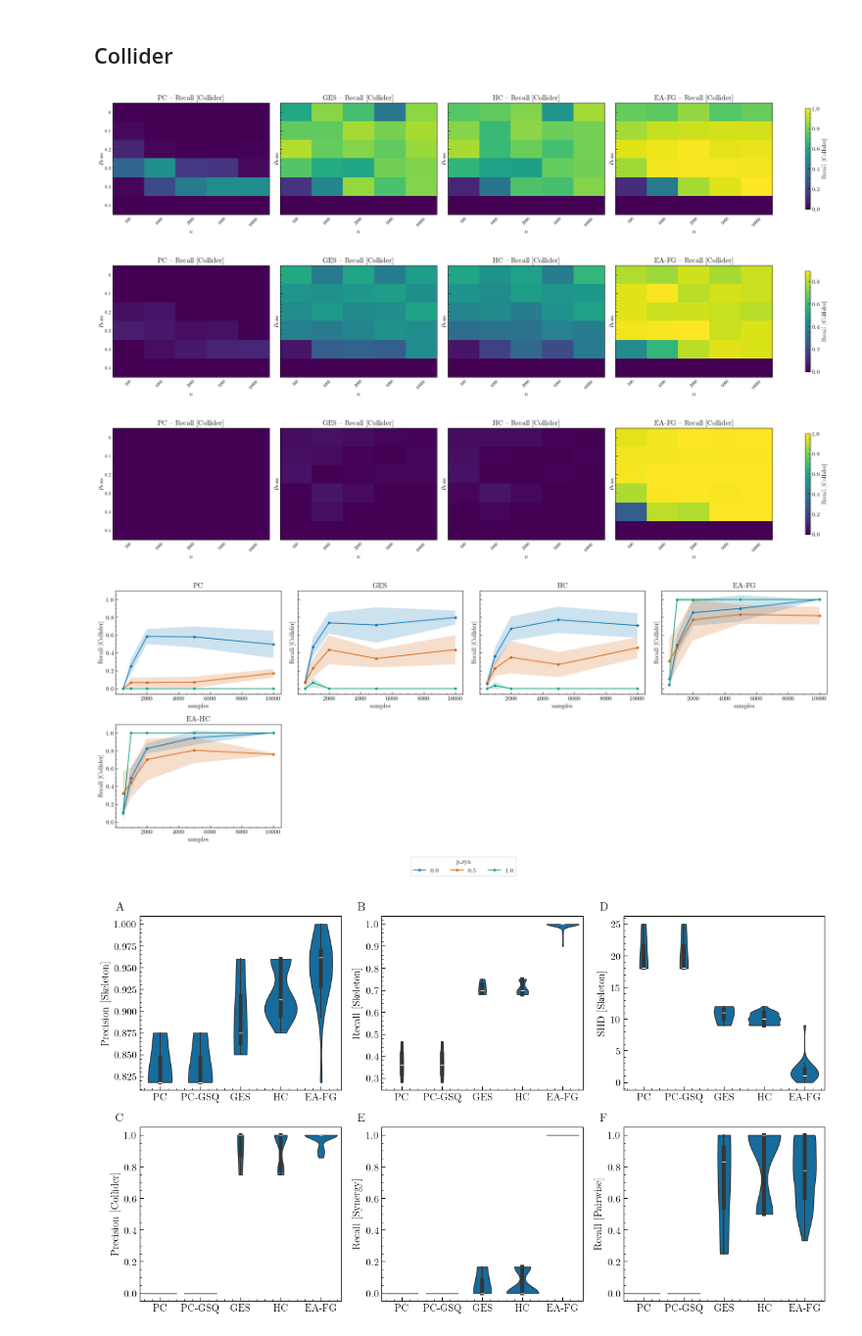
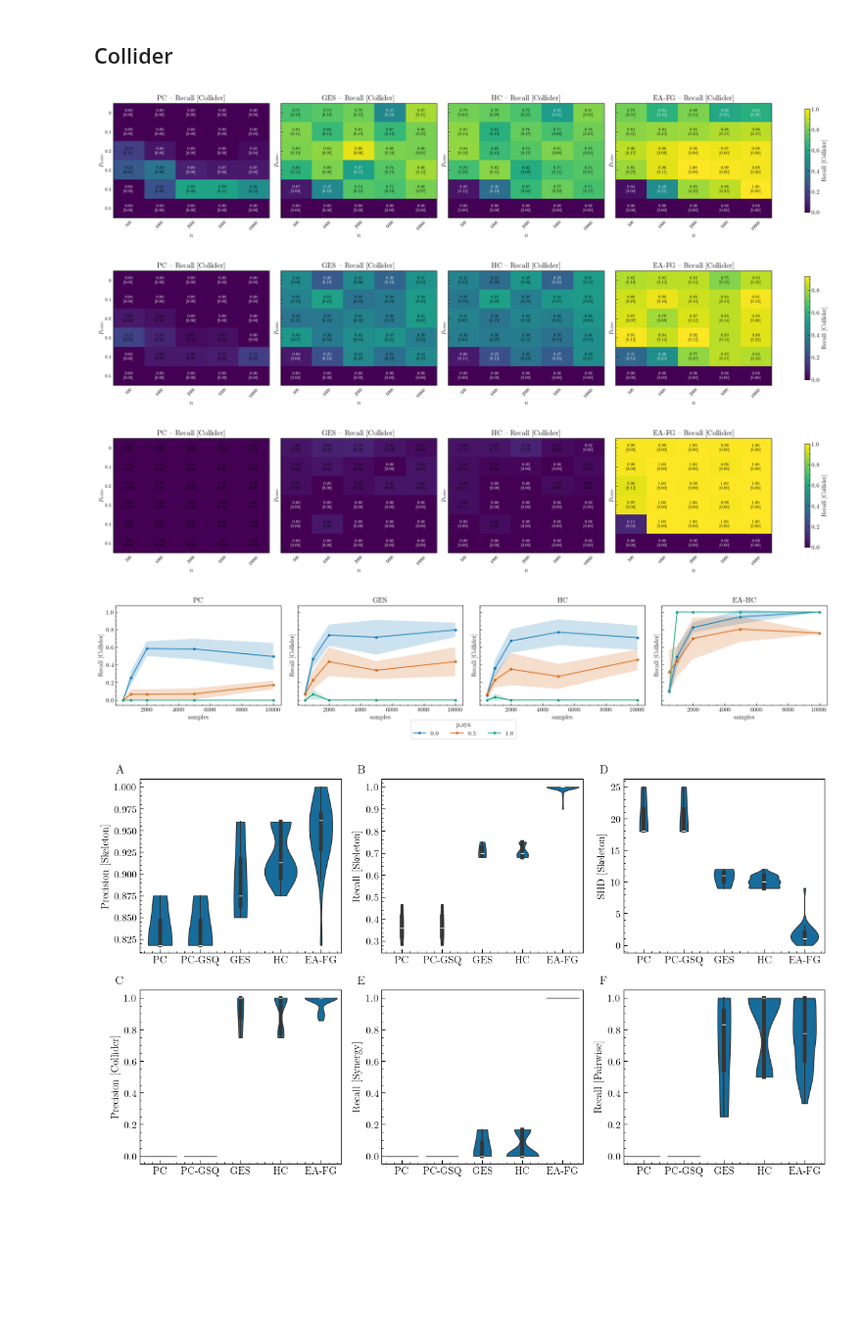
Before and after one commit to kaleem-01/CausalSynergy, a Jupyter notebook: analyses/PlotsBinary.ipynb, the cells around one changed output. Shown at 98% size. Drawn from its saved outputs; the diff is of its cells as text; code cells hidden in the pictures; blank space fills up the shorter version.

```diff
--- a/analyses/PlotsBinary.ipynb
+++ b/analyses/PlotsBinary.ipynb
@@ -454,6 +762,8 @@ load_results(subset)
 # long_df = build_long_metrics(results_by_label)
 plot_results = {k: results_by_label[k] for k in ["PC", "GES", "HC", "EA-FG"]}
 sub_df = build_long_metrics(plot_results)
+
+# sub_df = sub_df[sub_df["total_vars"] == 30]
 
 metric = "Recall [Collider]"
 x_col = "samples"
@@ -466,45 +776,46 @@ for filter in filters:
     fig, axes = plot_final_heatmap(
         sub_df,
         # mapping=mapping,
-        ncols=5,
+        ncols=4,
         plot_metric=metric,
         x_col=x_col,
         aggfunc="mean",
+        show_iqr=True,
         filter=(filter_col, filter_val),
         y_col=y_col,
         x_label=f"$n$",
         y_label=r"$p_{\mathrm{noise}}$",
     )
-    plt.savefig(f"plots/binaryData/Fig1_{i}.png", bbox_inches='tight')
+    plt.savefig(f"Figures/binaryData/Fig1_{i}.png", bbox_inches='tight')
     i += 1
 # %% [output]
-[figure, old version]
+[figure, new version]
-[figure, old version]
+[figure, new version]
-[figure, old version]
+[figure, new version]
 # %%
-plot_results = {k: results_by_label[k] for k in ["PC", "GES", "HC", "EA-FG", "EA-HC"]}
+plot_results = {k: results_by_label[k] for k in ["PC", "GES", "HC","EA-HC"]}
 sub_df = build_long_metrics(plot_results)
 
 # sub_df = sub_df[sub_df["p_syn"] == 0.5]
 sub_df = sub_df[sub_df["total_vars"] == 30]
 sub_df = sub_df[sub_df["p_noise"] == 0.4]
 
 fig, ax = plot_final_metric_vs_x(
     sub_df,
     metric_col="Recall [Collider]",
     x_col="samples",
     by="p_syn",
     # x_label=f"$n$",
     # y_label=metric,
     # alg_order=["PC", "GES", "HC", "EA-FG"],
     # figsize=(10, 7)
 )
 
-plt.savefig(f"plots/binaryData/Fig2.png", bbox_inches='tight')
+plt.savefig(f"Figures/binaryData/Fig2.png", bbox_inches='tight')
 # fig
 # ax
 # %% [output]
-[figure, old version]
+[figure, new version]
 # %%
 plot_results = {k: results_by_label[k] for k in ["PC", "PC-GSQ", "GES", "HC", "EA-FG"]}
 sub_df = build_long_metrics(plot_results)
```
Also changed, not shown: parts of 3 cells of this notebook, 17 other files.
